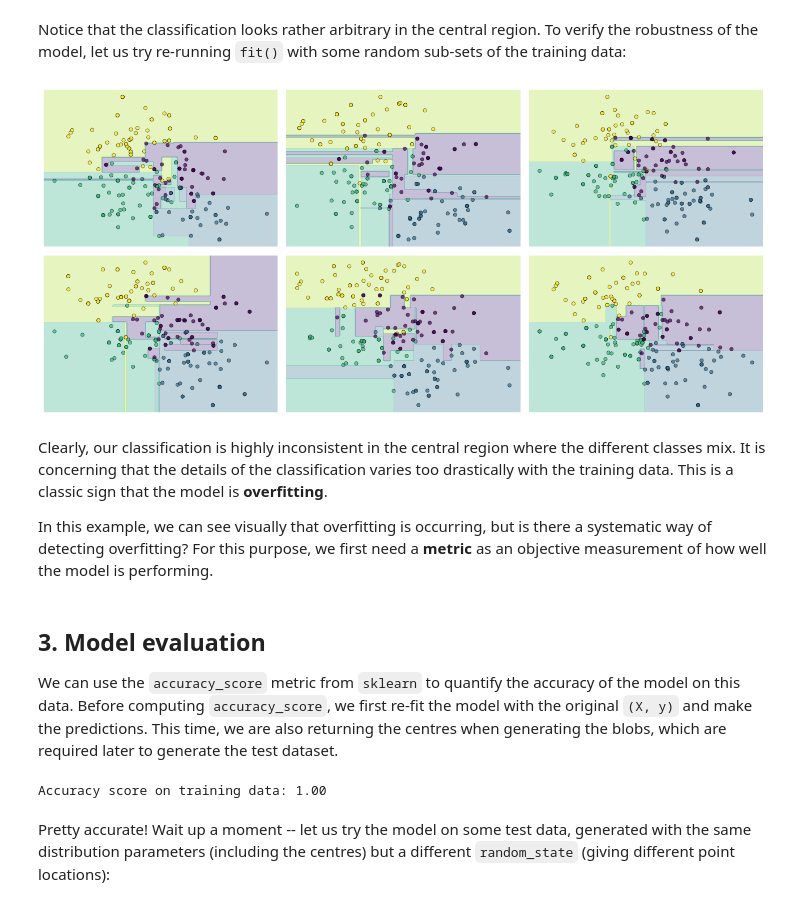
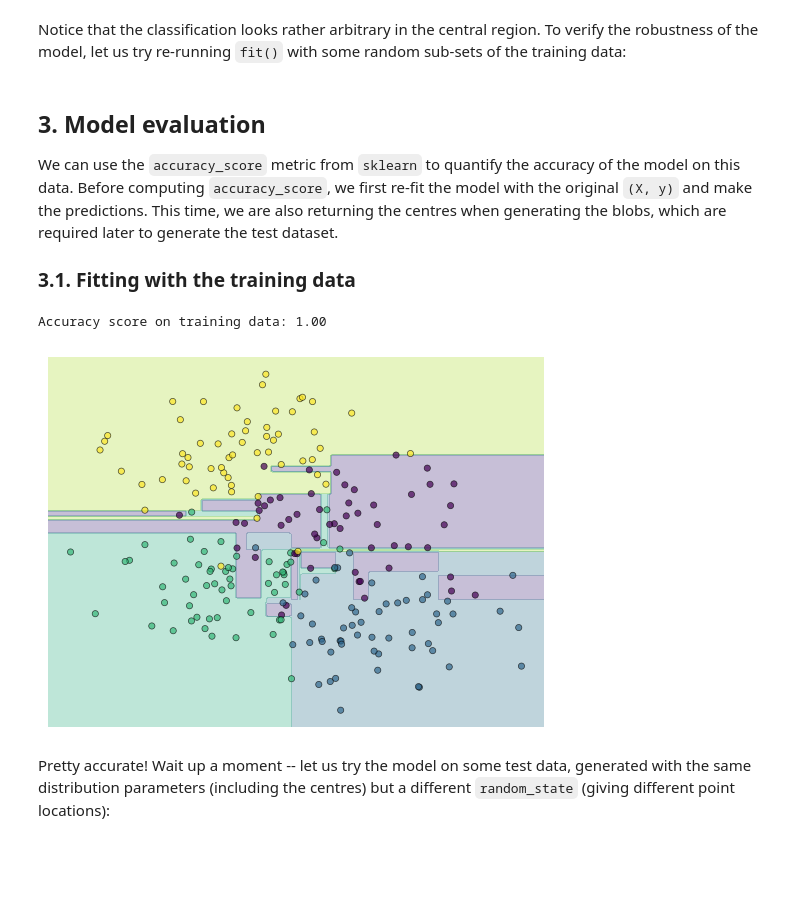
Before and after one commit to stfc-sciml/sciml-workshop, a Jupyter notebook: course_3.0_with_solutions/CLASSICAL/classification_decision_tree.ipynb, the cells around one changed output. Saved outputs shown, nothing was run; the diff lists cells and outputs as text; code cells hidden in the pictures; blank space fills up the shorter version.

```diff
--- a/course_3.0_with_solutions/CLASSICAL/classification_decision_tree.ipynb
+++ b/course_3.0_with_solutions/CLASSICAL/classification_decision_tree.ipynb
@@ -105,47 +126,24 @@ plt.show()
 # %% [markdown]
 Notice that the classification looks rather arbitrary in the central region. To verify the robustness of the model, let us try re-running `fit()` with some random sub-sets of the training data:
-# %%
-# number of subsets
-n_subsets = 6
-
-# number of points in a subset
-n_points_subset = 200
-
-# fit with subsets and plot
-fig, axs = plt.subplots(n_subsets // 3, 3, figsize=(13, n_subsets), dpi=100)
-for ax in axs.flatten():
-    # randomly choose data
-    sub_indices = np.random.choice(np.arange(len(y)), n_points_subset)
-    # fit and plot
-    tree = decision_tree.fit(X[sub_indices], y[sub_indices])
-    visualize_classifier(X[sub_indices], y[sub_indices], tree, ax=ax)
-plt.tight_layout()
-plt.show()
-# %% [output]
-[figure, removed]
-# %% [markdown]
-Clearly, our classification is highly inconsistent in the central region where the different classes mix. It is concerning that the details of the classification varies too drastically with the training data. This is a classic sign that the model is **overfitting**.
-
-In this example, we can see visually that overfitting is occurring, but is there a systematic way of detecting overfitting? For this purpose, we first need a **metric** as an objective measurement of how well the model is performing.
 # %% [markdown]
 ## 3. Model evaluation
 
 We can use the `accuracy_score` metric from `sklearn` to quantify the accuracy of the model on this data. Before computing `accuracy_score`, we first re-fit the model with the original `(X, y)` and make the predictions. This time, we are also returning the centres when generating the blobs, which are required later to generate the test dataset.
+
+### 3.1. Fitting with the training data
 # %%
-# generate Gaussian blobs
-centers= np.random.RandomState(0).uniform(-10, 10, size=(4, 2))
-X, y = make_blobs(n_samples=300, n_features=2, centers=centers,
-                           cluster_std=1.5, random_state=0)
-
-# re-fit model with (X, y)
-tree = decision_tree.fit(X, y)
+# re-fit model with (X_train, y_train)
+tree = decision_tree.fit(X_train, y_train)
 
 # make predictions
-y_pred = tree.predict(X)
+y_pred = tree.predict(X_train)
+
+visualize_classifier(X_train, y_train, tree)
 
 # compute accuarcy score
-print('Accuracy score on training data: %.2f' % accuracy_score(y, y_pred))
+print('Accuracy score on training data: %.2f' % accuracy_score(y_train, y_pred))
 # %% [output]
 Accuracy score on training data: 1.00
+[figure, added]
 # %% [markdown]
 Pretty accurate! Wait up a moment -- let us try the model on some test data, generated with the same distribution parameters (including the centres) but a different `random_state` (giving different point locations):
```
Also changed, not shown: parts of 17 cells of this notebook, 1 other file.
